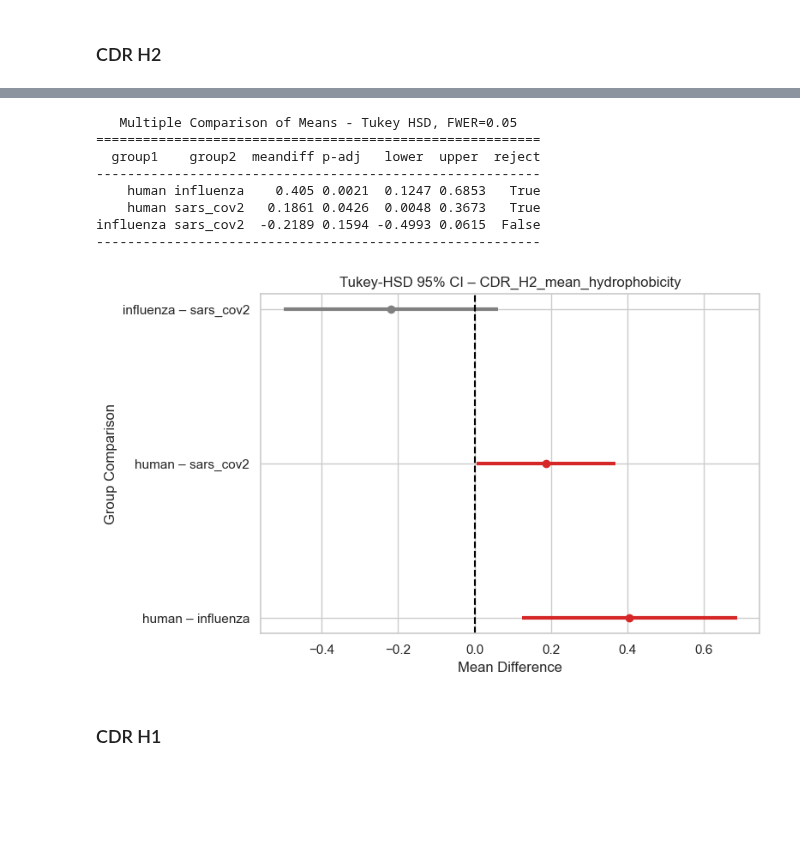
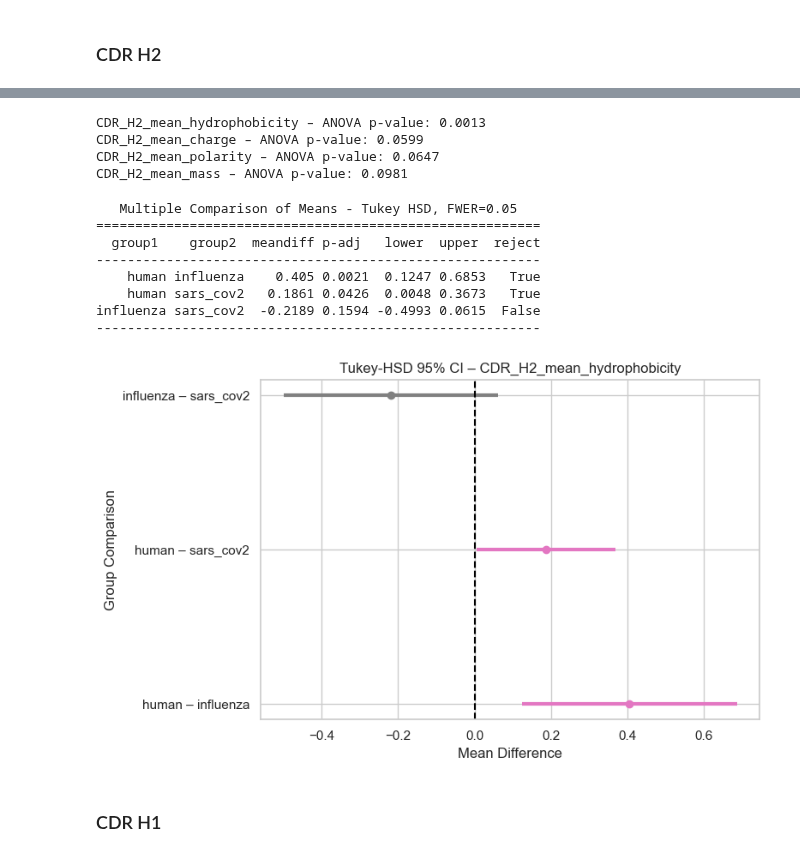
Before and after one commit to datascience-2025-group4/group04-team02, a Jupyter notebook: dataanalysis/04_compare_all.ipynb, the cells around one changed output, grey strips where cells are left out. Saved outputs shown, nothing was run; the diff lists cells and outputs as text; code cells hidden in the pictures; blank space fills up the shorter version.

Commit message:
tests

```diff
--- a/dataanalysis/04_compare_all.ipynb
+++ b/dataanalysis/04_compare_all.ipynb
@@ -90,8 +82,6 @@ influenza sars_cov2   0.0628 0.5631 -0.0814 0.2069  False
 ---------------------------------------------------------
 # %%
 import matplotlib.pyplot as plt
-import pandas as pd
-from statsmodels.stats.multicomp import pairwise_tukeyhsd
 
 # Daten laden
 df = pd.read_csv("all_data.tsv", sep="\t")
@@ -110,13 +100,13 @@ summary_df["lower"] = summary_df["lower"].astype(float)
 summary_df["upper"] = summary_df["upper"].astype(float)
 summary_df["reject"] = summary_df["reject"].astype(bool)
 
-# ✅ Farbzuweisung NUR nach Signifikanz
+# Farbzuweisung NUR nach Signifikanz
 def get_color(row):
-    return "tab:red" if row["reject"] else "gray"
+    return "tab:pink" if row["reject"] else "gray"
 
 summary_df["color"] = summary_df.apply(get_color, axis=1)
 
-# 📊 Plot erstellen
+# Plot erstellen
 plt.figure(figsize=(8, 5))
 for i, row in summary_df.iterrows():
     plt.hlines(y=i, xmin=row["lower"], xmax=row["upper"], color=row["color"], lw=3)
@@ -229 +339,27 @@ for prop in properties:
+# %%
+# Load the dataset
+df = pd.read_csv("all_data.tsv", sep="\t")
+
+# Properties to be analyzed
+properties = ['mean_hydrophobicity', 'mean_charge', 'mean_polarity', 'mean_mass']
+
+# Perform ANOVA test for each property (CDR_H2)
+for prop in properties:
+    column = f'CDR_H2_{prop}'
+
+    # Extract groups
+    group_human = df[df["source"] == "human"][column].dropna()
+    group_sars = df[df["source"] == "sars_cov2"][column].dropna()
+    group_influenza = df[df["source"] == "influenza"][column].dropna()
+
+    # ANOVA test
+    f_stat, p_val = f_oneway(group_human, group_sars, group_influenza)
+
+    # Print result
+    print(f"{column} – ANOVA p-value: {p_val:.4f}")
+# %% [output]
+CDR_H2_mean_hydrophobicity – ANOVA p-value: 0.0013
+CDR_H2_mean_charge – ANOVA p-value: 0.0599
+CDR_H2_mean_polarity – ANOVA p-value: 0.0647
+CDR_H2_mean_mass – ANOVA p-value: 0.0981
 # %%
@@ -257,10 +391,6 @@ print(tukey_result)
 influenza sars_cov2  -0.2189 0.1594 -0.4993 0.0615  False
 ---------------------------------------------------------
 # %%
-import matplotlib.pyplot as plt
-import pandas as pd
-from statsmodels.stats.multicomp import pairwise_tukeyhsd
-
 # Daten laden
 df = pd.read_csv("all_data.tsv", sep="\t")
 column = 'CDR_H2_mean_hydrophobicity'
@@ -270,36 +400,36 @@ df_clean = df[[column, "source"]].dropna()
 
 # Tukey-HSD-Test durchführen
 tukey = pairwise_tukeyhsd(endog=df_clean[column], groups=df_clean["source"], alpha=0.05)
 summary_df = pd.DataFrame(data=tukey.summary().data[1:], columns=tukey.summary().data[0])
 
 # Datentypen korrekt setzen
 summary_df["meandiff"] = summary_df["meandiff"].astype(float)
 summary_df["lower"] = summary_df["lower"].astype(float)
 summary_df["upper"] = summary_df["upper"].astype(float)
 summary_df["reject"] = summary_df["reject"].astype(bool)
 
-# ✅ Farbzuweisung NUR nach Signifikanz
+# Farbzuweisung NUR nach Signifikanz
 def get_color(row):
-    return "tab:red" if row["reject"] else "gray"
+    return "tab:pink" if row["reject"] else "gray"
 
 summary_df["color"] = summary_df.apply(get_color, axis=1)
 
-# 📊 Plot erstellen
+# Plot erstellen
 plt.figure(figsize=(8, 5))
 for i, row in summary_df.iterrows():
     plt.hlines(y=i, xmin=row["lower"], xmax=row["upper"], color=row["color"], lw=3)
     plt.plot(row["meandiff"], i, 'o', color=row["color"])
 
 plt.axvline(x=0, color="black", linestyle="--")
 plt.yticks(range(len(summary_df)), [
     f"{row['group1']} – {row['group2']}" for _, row in summary_df.iterrows()
 ])
 plt.title(f"Tukey-HSD 95% CI – {column}")
 plt.xlabel("Mean Difference")
 plt.ylabel("Group Comparison")
 plt.tight_layout()
 plt.show()
 # %% [output]
-[figure, old version]
+[figure, new version]
 # %% [markdown]
 ### CDR H1
```
Also changed, not shown: parts of 25 cells of this notebook, 2 other files.
